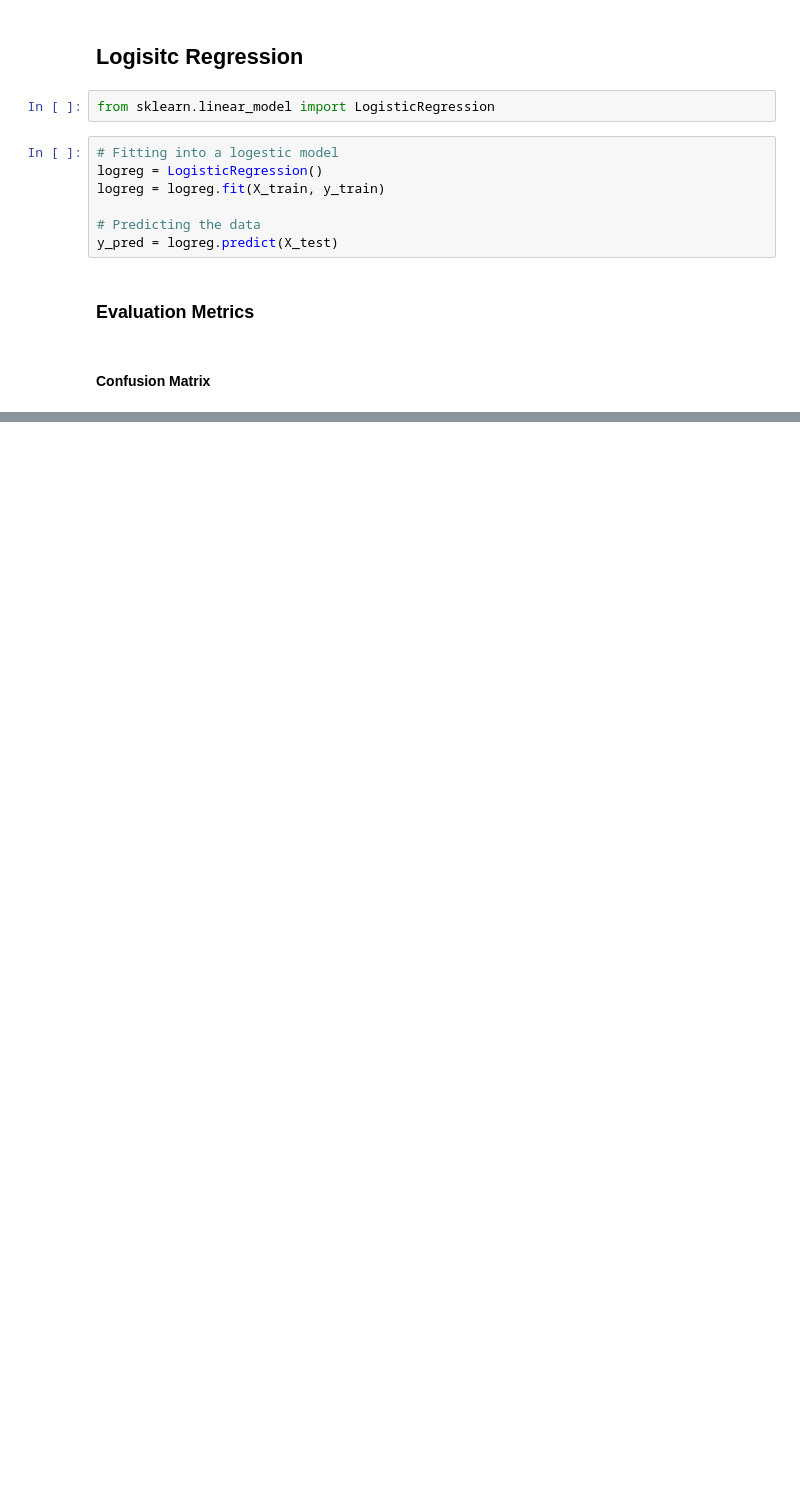
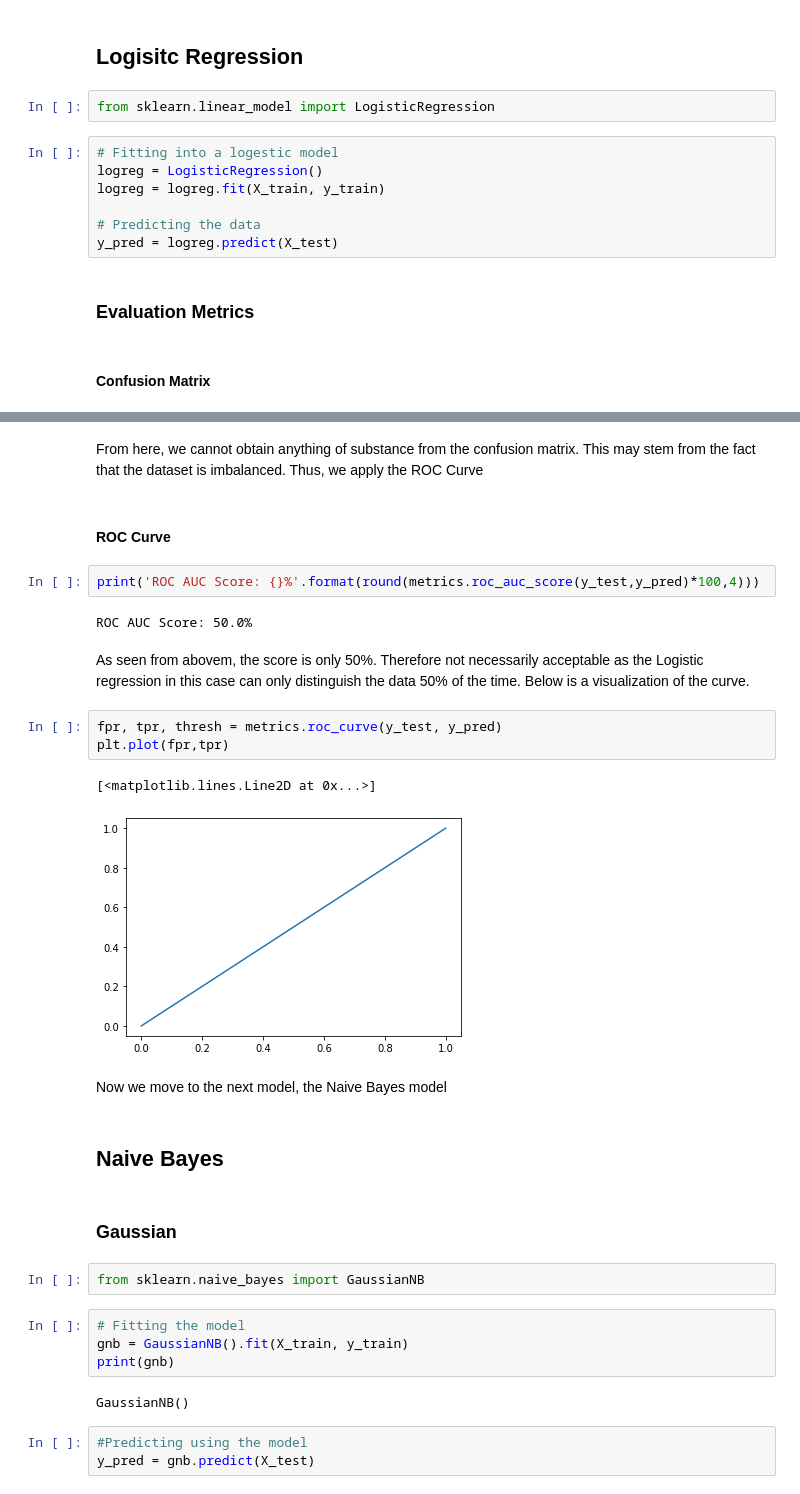
Before and after one commit to raphaelyt/projects, a Jupyter notebook: simulations/Comparison of Classification Models-Credit Defaults.ipynb, the cells around one changed output, grey strips where cells are left out. Drawn from its saved outputs; the diff is of its cells as text; blank space fills up the shorter version.

Commit message:
Added the final models (Complete)

```diff
--- a/simulations/Comparison of Classification Models-Credit Defaults.ipynb
+++ b/simulations/Comparison of Classification Models-Credit Defaults.ipynb
@@ -296,0 +284,33 @@ F1-Score: nan
+# %% [markdown]
+From here, we cannot obtain anything of substance from the confusion matrix. This may stem from the fact that the dataset is imbalanced. Thus, we apply the ROC Curve
+# %% [markdown]
+#### ROC Curve
+# %%
+print('ROC AUC Score: {}%'.format(round(metrics.roc_auc_score(y_test,y_pred)*100,4)))
+# %% [output]
+ROC AUC Score: 50.0%
+# %% [markdown]
+As seen from abovem, the score is only 50%. Therefore not necessarily acceptable as the Logistic regression in this case can only distinguish the data 50% of the time. Below is a visualization of the curve.
+# %%
+fpr, tpr, thresh = metrics.roc_curve(y_test, y_pred)
+plt.plot(fpr,tpr)
+# %% [output]
+[<matplotlib.lines.Line2D at 0x...>]
+[figure, added]
+# %% [markdown]
+Now we move to the next model, the Naive Bayes model
+# %% [markdown]
+## Naive Bayes
+# %% [markdown]
+### Gaussian
+# %%
+from sklearn.naive_bayes import GaussianNB
+# %%
+# Fitting the model
+gnb = GaussianNB().fit(X_train, y_train)
+print(gnb)
+# %% [output]
+GaussianNB()
+# %%
+#Predicting using the model
+y_pred = gnb.predict(X_test)
```
Also changed, not shown: parts of 52 cells of this notebook.
